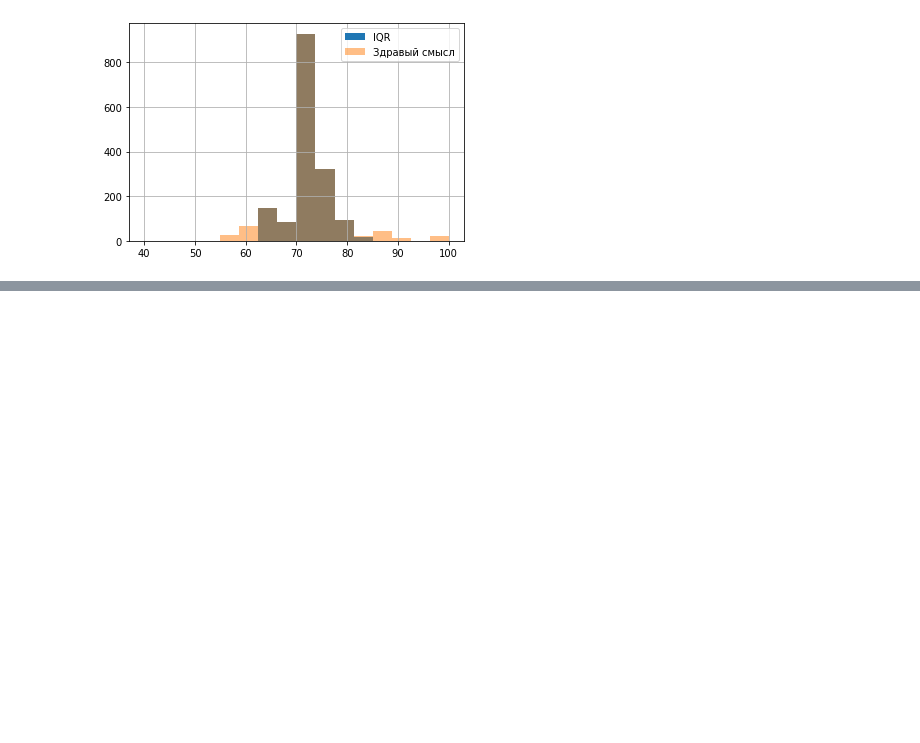
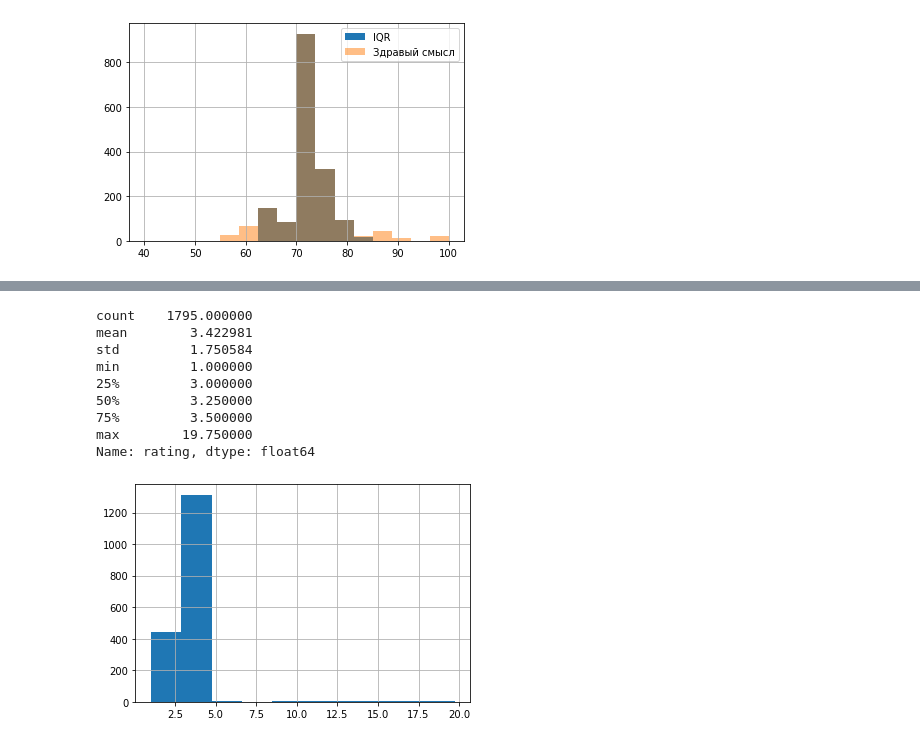
Before and after one commit to alex-coch/SkillFactory, a Jupyter notebook: Data Science/EDA/SF_FS_EDA.ipynb, the cells around one changed output, grey strips where cells are left out. Saved outputs shown, nothing was run; the diff lists cells and outputs as text; code cells hidden in the pictures; blank space fills up the shorter version.

```diff
--- a/Data Science/EDA/SF_FS_EDA.ipynb
+++ b/Data Science/EDA/SF_FS_EDA.ipynb
@@ -50,7 +50,7 @@ Index(['Bar id', 'Company \n(Maker-if known)',
        'Broad Bean\nOrigin'],
       dtype='object')
 # %%
-cacao.columns = ['bar_id', 'company', 'specific_origin', 'ref', 'review_date', 'cocoa_percent', 'company_ocation', 'rating', 'bean_type', 'broad_origin']
+cacao.columns = ['bar_id', 'company', 'specific_origin', 'ref', 'review_date', 'cocoa_percent', 'company_location', 'rating', 'bean_type', 'broad_origin']
 # %%
 print(cacao['bar_id'].nunique())
 plt.plot(cacao['bar_id'])
@@ -173,4 +178,4 @@ cacao.cocoa_percent
 1794     65%
 Name: cocoa_percent, Length: 1795, dtype: object
 # %%
-cacao.cocoa_percent = cacao.cocoa_percent.apply(lambda x: float(x.replace('%', '')))
+cocoa_percentcacao.cocoa_percent = cacao.cocoa_percent.apply(lambda x: float(x.replace('%', '')))
@@ -212,0 +281,14 @@ plt.legend();
+# %%
+cacao.rating.hist()
+cacao.rating.describe()
+# %% [output]
+count    1795.000000
+mean        3.422981
+std         1.750584
+min         1.000000
+25%         3.000000
+50%         3.250000
+75%         3.500000
+max        19.750000
+Name: rating, dtype: float64
+[figure, added]
```
Also changed, not shown: parts of 25 cells of this notebook.
